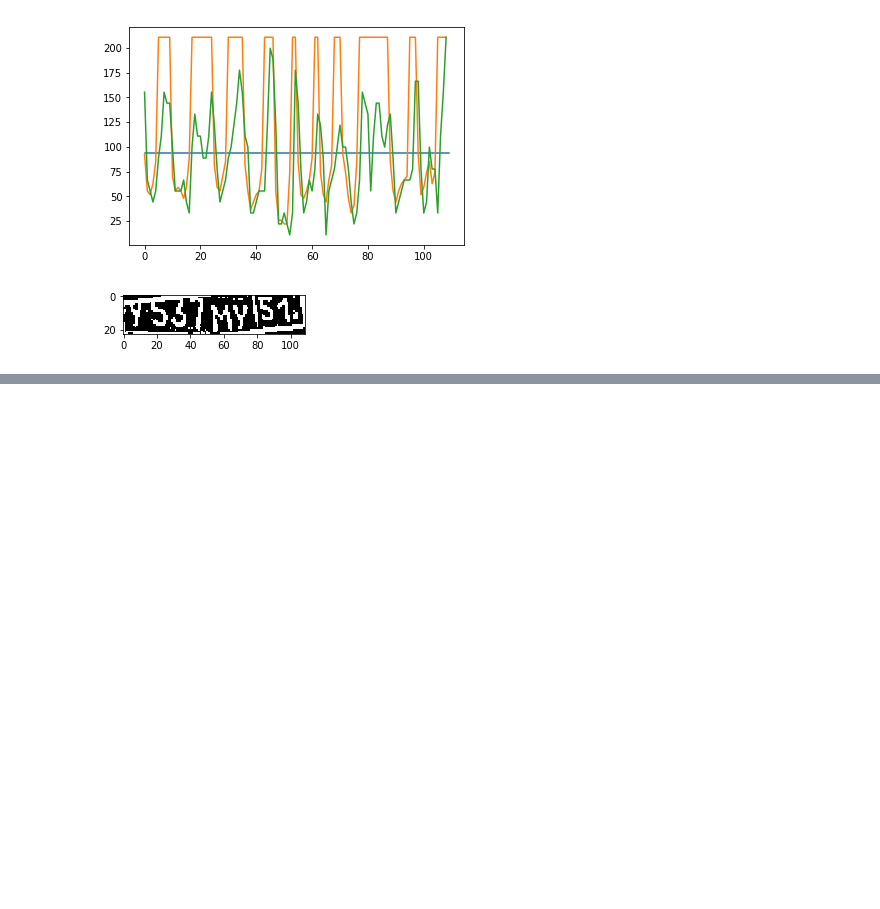
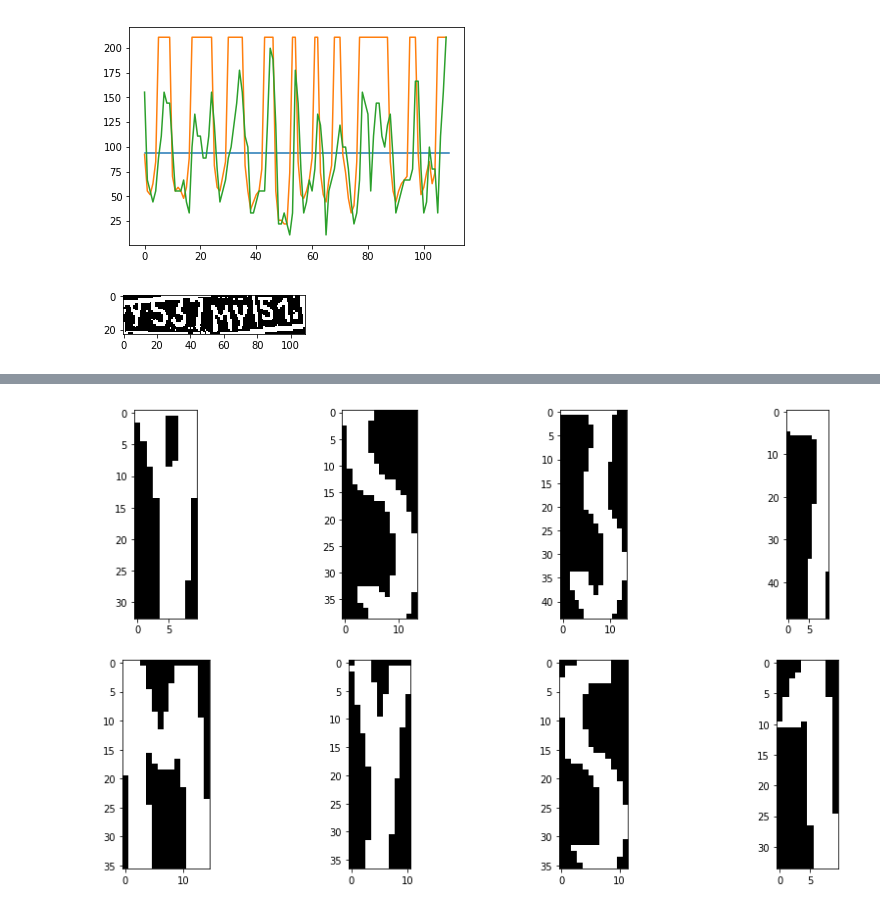
Before and after one commit to BEugen/Rslp, a Jupyter notebook: FullOcrLp/detect.ipynb, the cells around one changed output, grey strips where cells are left out. Cells and saved outputs as stored; diff of their text form; code cells hidden in the pictures; blank space fills up the shorter version.

```diff
--- a/FullOcrLp/detect.ipynb
+++ b/FullOcrLp/detect.ipynb
@@ -359,0 +465,4 @@ plot_images([image], True)
+# %%
+plot_images(images, True)
+# %% [output]
+[figure, added]
```
Also changed, not shown: parts of 8 cells of this notebook, 1 other file.
